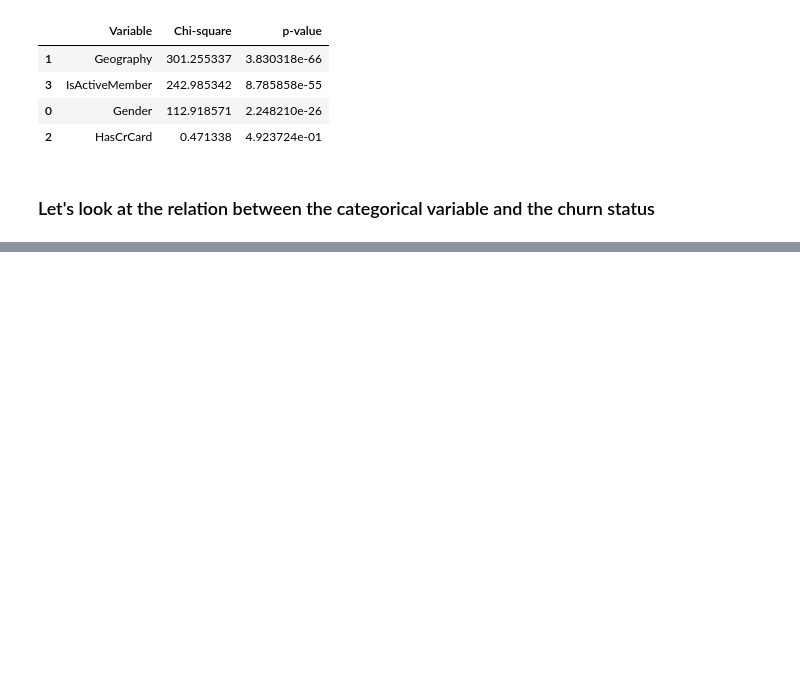
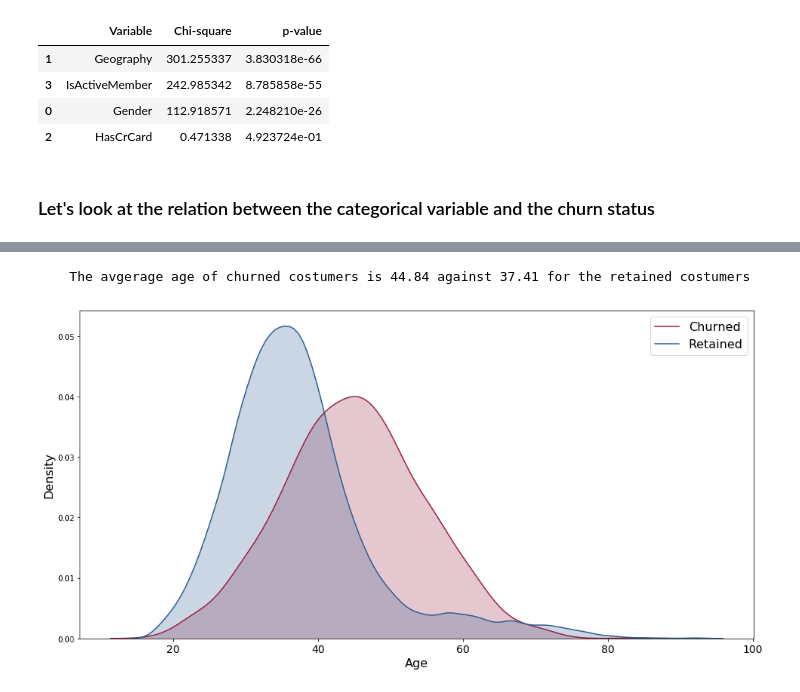
Before and after one commit to Moutoussamy/BankCustomersChurnPred, a Jupyter notebook: BankCustomersChurnPred.ipynb, the cells around one changed output, grey strips where cells are left out. Drawn from its saved outputs; the diff is of its cells as text; code cells hidden in the pictures; blank space fills up the shorter version.

```diff
--- a/BankCustomersChurnPred.ipynb
+++ b/BankCustomersChurnPred.ipynb
@@ -47,6 +53,9 @@ def MakeMeADonut(labels, data_count):
     fig.gca().add_artist(centre_circle)
     plt.tight_layout()
     plt.show()
+
+
+
 
 
 def BuildMatrixCategorical(dataframe,categorical_descriptors):
@@ -115,6 +124,38 @@ def PlotHeatMap(matrix_categorical):
 
 
     plt.show()
+
+def DensityPlot(df, descriptor):
+    plt.figure(figsize=(16,8))
+
+
+    print("""
+
+    The avgerage age of churned costumers is {0} against {1} for the retained costumers
+
+    """.format(round(np.mean(df[df["Exited"] == 1][descriptor]),2),\
+               round(np.mean(df[df["Exited"] == 0][descriptor]),2)))
+
+    sns.kdeplot(df[df["Exited"] == 1][descriptor], shade=True,color = '#982041')
+    sns.kdeplot(df[df["Exited"] == 0][descriptor], shade=True,color = '#2E5C91')
+    plt.legend(["Churned","Retained"],fontsize=16)
+    plt.xlabel(descriptor,fontsize=16)
+    plt.ylabel("Density",fontsize=16)
+    plt.xticks(fontsize= 14 )
+
+    plt.show()
+
+
+
+
+def ModelAssessment(y_obs,y_pred):
+    """
+    """
+    cm = confusion_matrix(y_obs,y_pred)
+
+    sns.heatmap(cm,cmap="YlGnBu",annot=True)
+    plt.show()
+    print(classification_report(y_obs,y_pred))
 # %% [markdown]
 ### Loading dataset:
 # %%
@@ -275,0 +344,5 @@ plt.plot()
+# %%
+DensityPlot(df, "Age")
+# %% [output]
+    The avgerage age of churned costumers is 44.84 against 37.41 for the retained costumers
+[figure, added]
```
Also changed, not shown: parts of 26 cells of this notebook.
